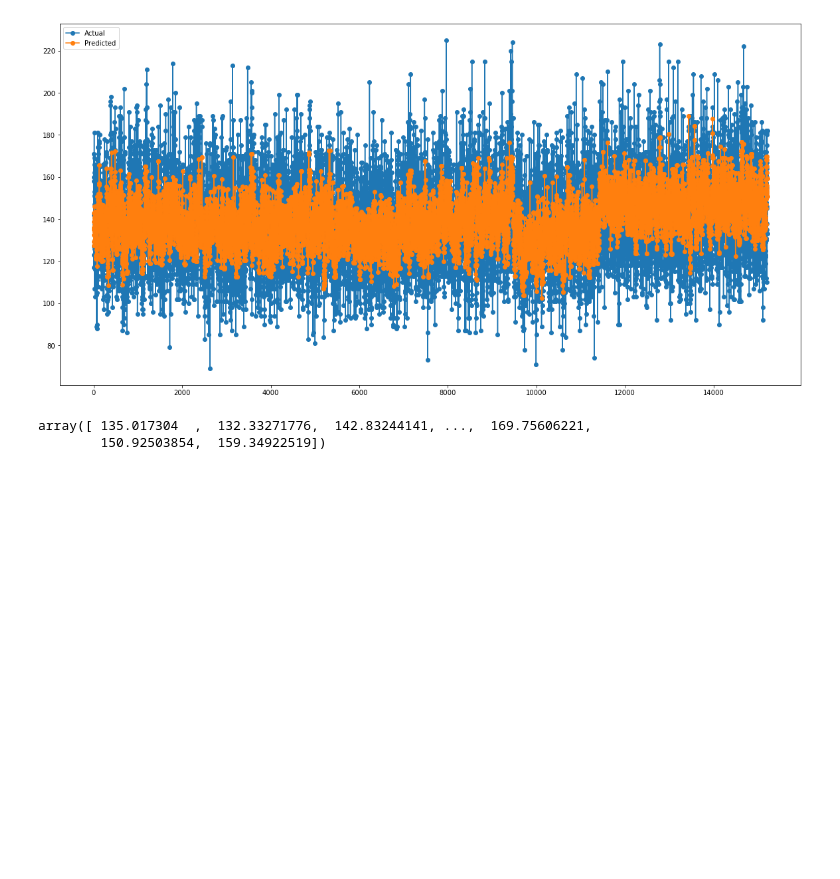
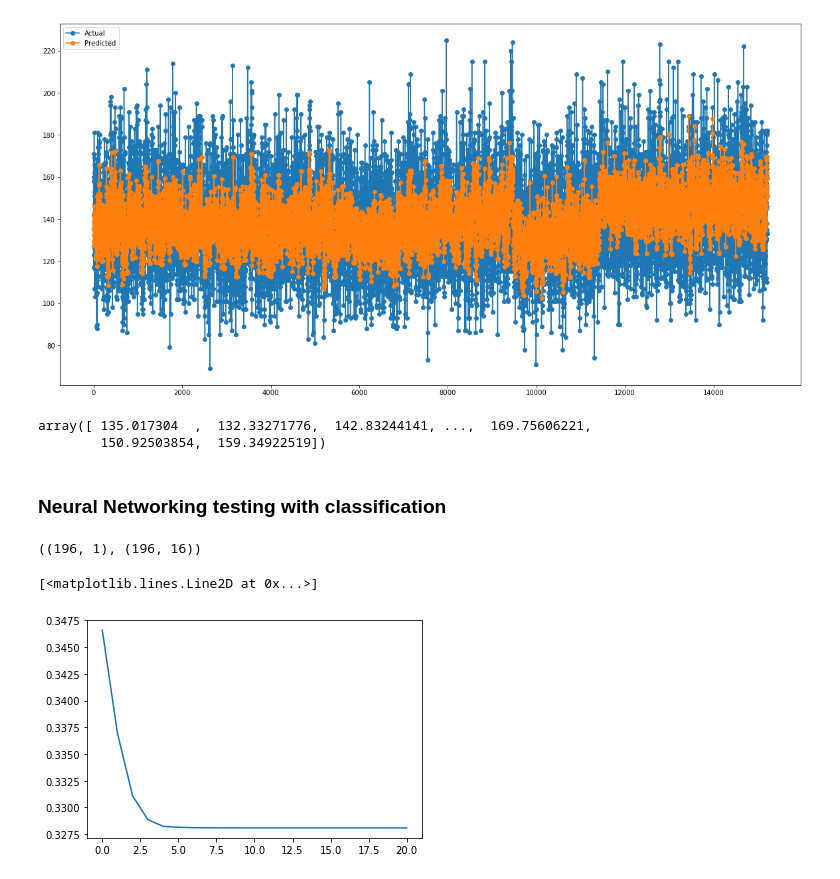
Before and after one commit to AndrewZimmerman/CS440_Project, a Jupyter notebook: NCAATournament_nn.ipynb, the cells around one changed output. Saved outputs shown, nothing was run; the diff lists cells and outputs as text; code cells hidden in the pictures; blank space fills up the shorter version.

Commit message:
Blake's Changes Added CLassifier NN

```diff
--- a/NCAATournament_nn.ipynb
+++ b/NCAATournament_nn.ipynb
@@ -88,3 +96,33 @@ def formatData(yearRange,gameData):
 
     formattedData = np.array(data)
     return formattedData
+# %%
+def format_classification_data(over_under):
+    acceptedTeamStats = [4,10,12,13,16,17,20,23]
+    acceptedOpponentStats = [4,10,12,13,16,17,20,23]
+    data = []
+    for game in over_under:
+        year = game[0][2][-4:]
+        singleYearTeamData = teamYearData[year]
+        teamStats = []
+        try:
+            tempTeamStats = singleYearTeamData[game[0][0]][0]
+            tempOpponentStats = singleYearTeamData[game[0][1]][0]
+            for q in range(0,24):
+                    if q in acceptedTeamStats:
+                        teamStats.append(tempTeamStats[q])
+                    if q in acceptedOpponentStats:
+                        teamStats.append(tempOpponentStats[q])
+            teamStats.append(game[0][4])
+            data.append(teamStats)
+        except KeyError:
+            print("error")
+    over = []
+    under = []
+    for item in data:
+        if item[-1] == 1.0:
+            over.append(item)
+        else:
+            under.append(item)
+    sort_data = over+under
+    return np.array(sort_data)
@@ -262,3 +310,20 @@ YtestData[:,0]
 # %% [output]
 array([ 135.017304  ,  132.33271776,  142.83244141, ...,  169.75606221,
         150.92503854,  159.34922519])
+# %% [markdown]
+### Neural Networking testing with classification
+# %%
+trainAllData = format_classification_data(over_under_data)
+trainAllTdata = trainAllData[:,-1]
+trainAllTdata = np.row_stack(trainAllTdata)
+trainAllXdata = trainAllData[:,0:-1]
+trainAllTdata.shape, trainAllXdata.shape
+# %% [output]
+((196, 1), (196, 16))
+# %%
+nnet = nn.NeuralNetworkClassifier(trainAllXdata.shape[1], [0], trainAllTdata.shape[1]+1)
+nnet.train(trainAllXdata, trainAllTdata, 20)
+plt.plot(nnet.getErrorTrace())
+# %% [output]
+[<matplotlib.lines.Line2D at 0x...>]
+[figure, added]
```
Also changed, not shown: parts of 10 cells of this notebook, 11 other files.
